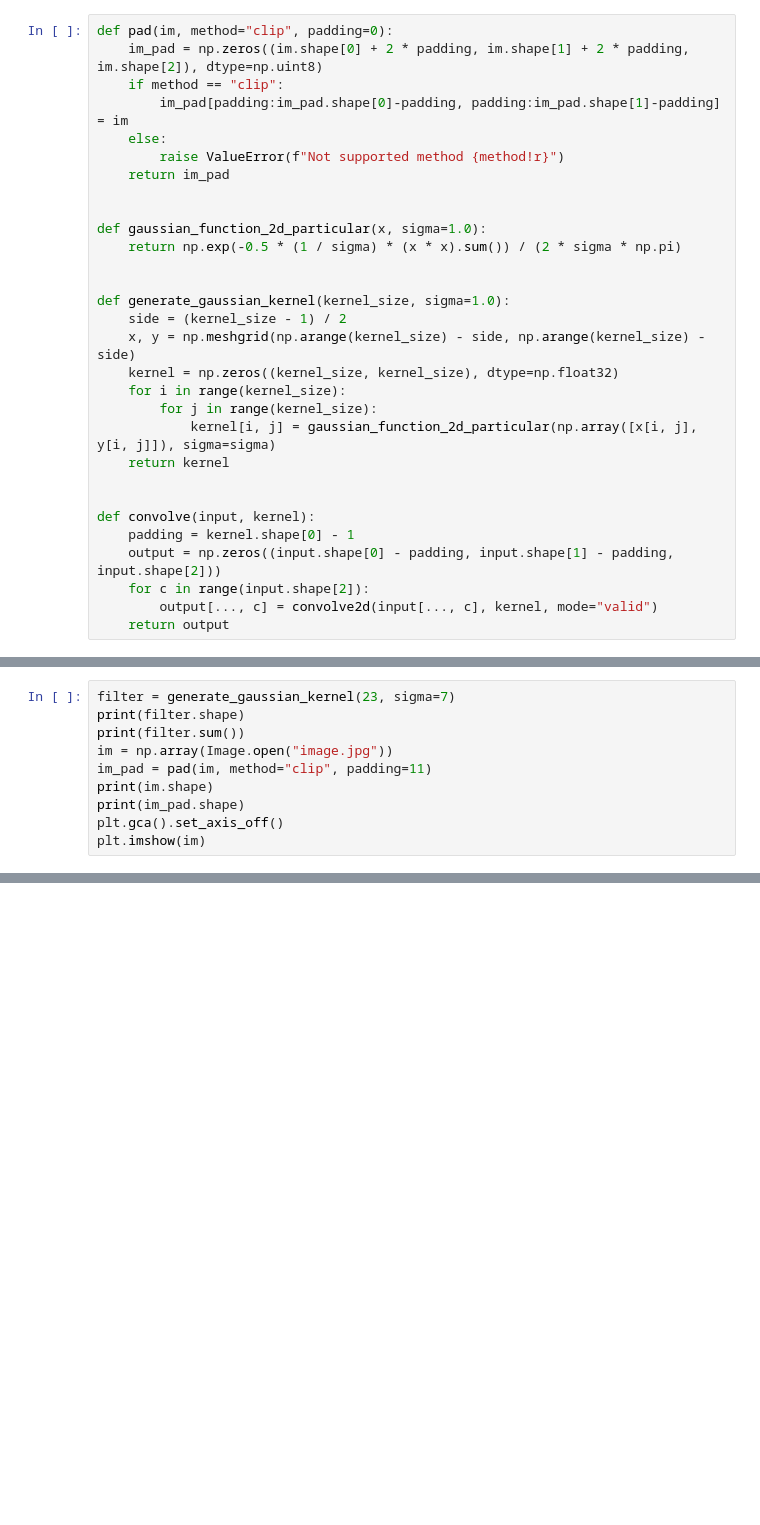
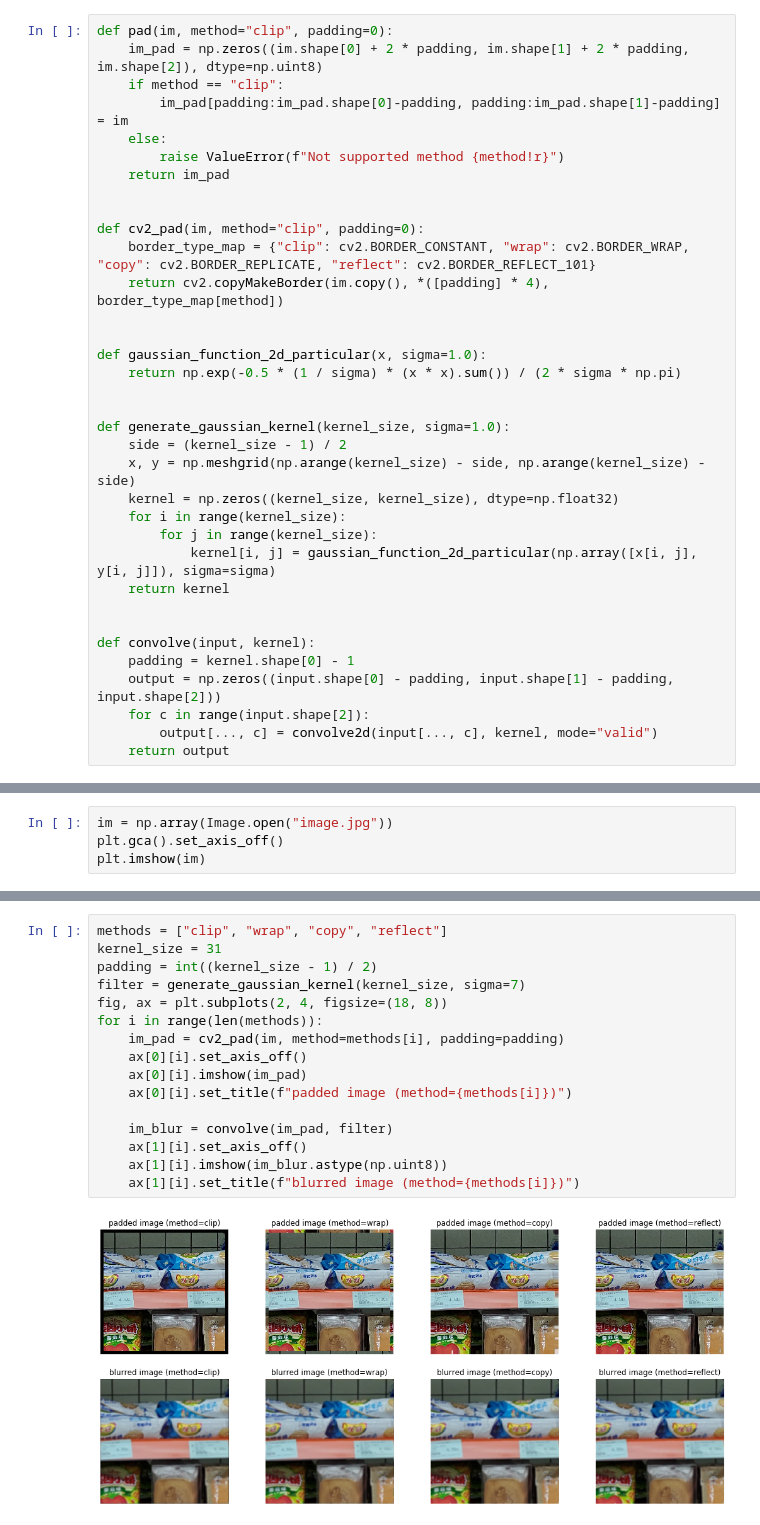
Before and after one commit to brianlan/udacity-introduction-to-computer-vision, a Jupyter notebook: chapter2/2A/L3-linearity-and-convolution/explore_edge_options.ipynb, the cells around one changed output, grey strips where cells are left out. Drawn from its saved outputs; the diff is of its cells as text; blank space fills up the shorter version.

Commit message:
finished image blurring under different choices of border types

```diff
--- a/chapter2/2A/L3-linearity-and-convolution/explore_edge_options.ipynb
+++ b/chapter2/2A/L3-linearity-and-convolution/explore_edge_options.ipynb
@@ -11,6 +12,11 @@ def pad(im, method="clip", padding=0):
     else:
         raise ValueError(f"Not supported method {method!r}")
     return im_pad
+
+
+def cv2_pad(im, method="clip", padding=0):
+    border_type_map = {"clip": cv2.BORDER_CONSTANT, "wrap": cv2.BORDER_WRAP, "copy": cv2.BORDER_REPLICATE, "reflect": cv2.BORDER_REFLECT_101}
+    return cv2.copyMakeBorder(im.copy(), *([padding] * 4), border_type_map[method])
 
 
 def gaussian_function_2d_particular(x, sigma=1.0):
@@ -36,11 +44,5 @@ def convolve(input, kernel):
 # %%
-filter = generate_gaussian_kernel(23, sigma=7)
-print(filter.shape)
-print(filter.sum())
 im = np.array(Image.open("image.jpg"))
-im_pad = pad(im, method="clip", padding=11)
-print(im.shape)
-print(im_pad.shape)
 plt.gca().set_axis_off()
 plt.imshow(im)
 # %% [output]
@@ -59,0 +53,18 @@ plt.imshow(output.astype(np.uint8))
+# %%
+methods = ["clip", "wrap", "copy", "reflect"]
+kernel_size = 31
+padding = int((kernel_size - 1) / 2)
+filter = generate_gaussian_kernel(kernel_size, sigma=7)
+fig, ax = plt.subplots(2, 4, figsize=(18, 8))
+for i in range(len(methods)):
+    im_pad = cv2_pad(im, method=methods[i], padding=padding)
+    ax[0][i].set_axis_off()
+    ax[0][i].imshow(im_pad)
+    ax[0][i].set_title(f"padded image (method={methods[i]})")
+
+    im_blur = convolve(im_pad, filter)
+    ax[1][i].set_axis_off()
+    ax[1][i].imshow(im_blur.astype(np.uint8))
+    ax[1][i].set_title(f"blurred image (method={methods[i]})")
+# %% [output]
+[figure, added]
```
Also changed, not shown: parts of 5 cells of this notebook.
